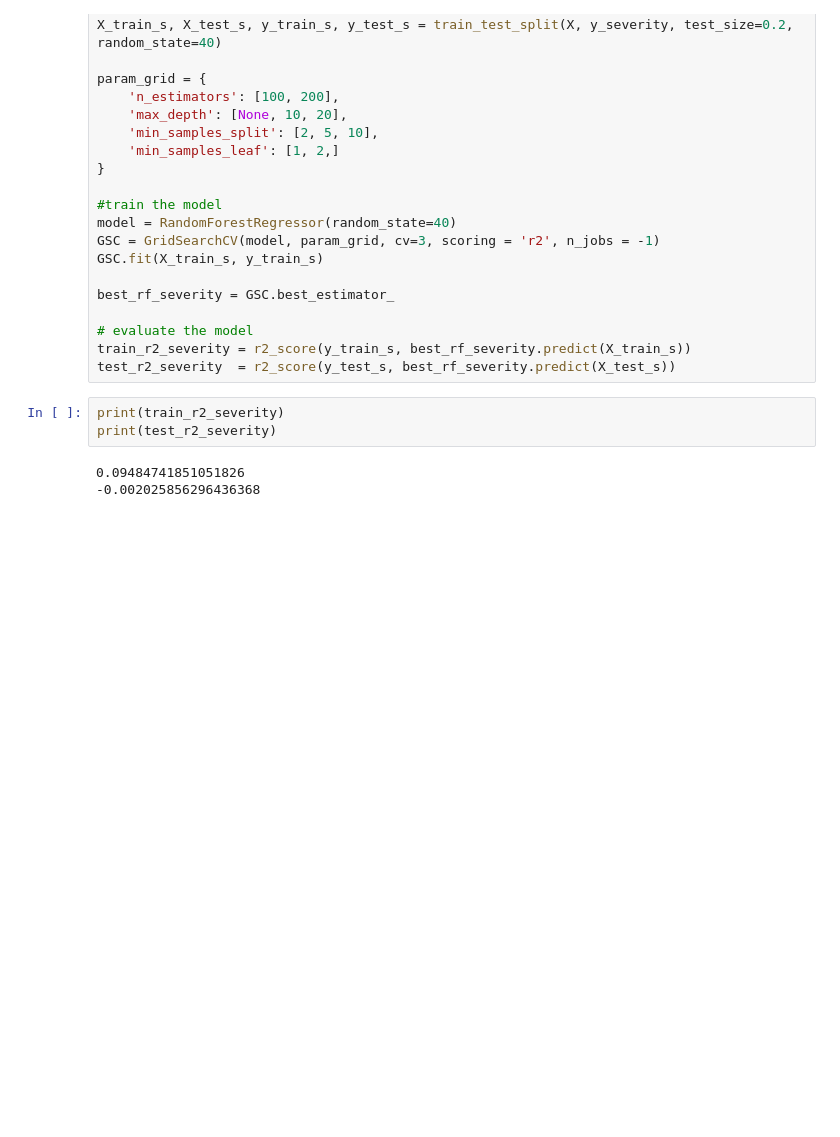
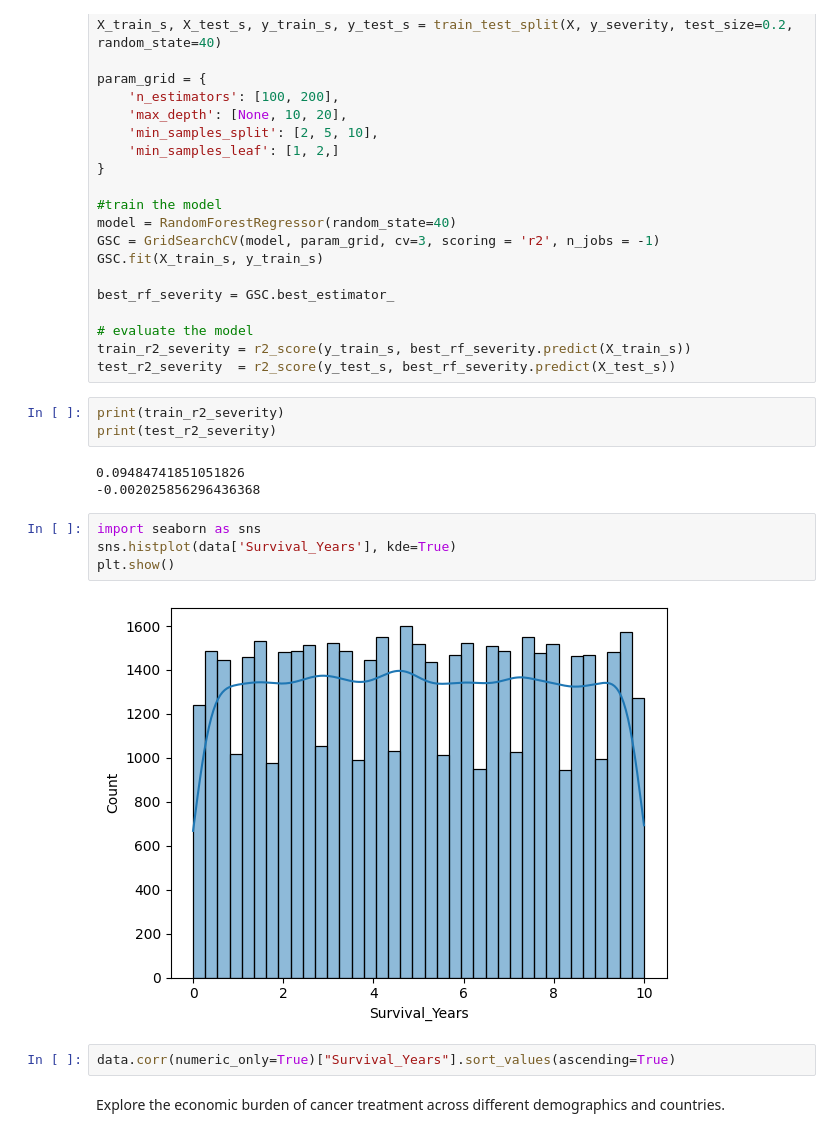
Before and after one commit to uneiz1103/global-cancer-eda-inferential-analysis, a Jupyter notebook: EDA_and_Inferential_Analysis.ipynb, the cells around one changed output. Cells and saved outputs as stored; diff of their text form; blank space fills up the shorter version.

```diff
--- a/EDA_and_Inferential_Analysis.ipynb
+++ b/EDA_and_Inferential_Analysis.ipynb
@@ -468,3 +469,13 @@ print(test_r2_severity)
 # %% [output]
 0.09484741851051826
 -0.002025856296436368
+# %%
+import seaborn as sns
+sns.histplot(data['Survival_Years'], kde=True)
+plt.show()
+# %% [output]
+[figure, added]
+# %%
+data.corr(numeric_only=True)["Survival_Years"].sort_values(ascending=True)
+# %% [markdown]
+Explore the economic burden of cancer treatment across different demographics and countries.
```
Also changed, not shown: parts of 12 cells of this notebook.
